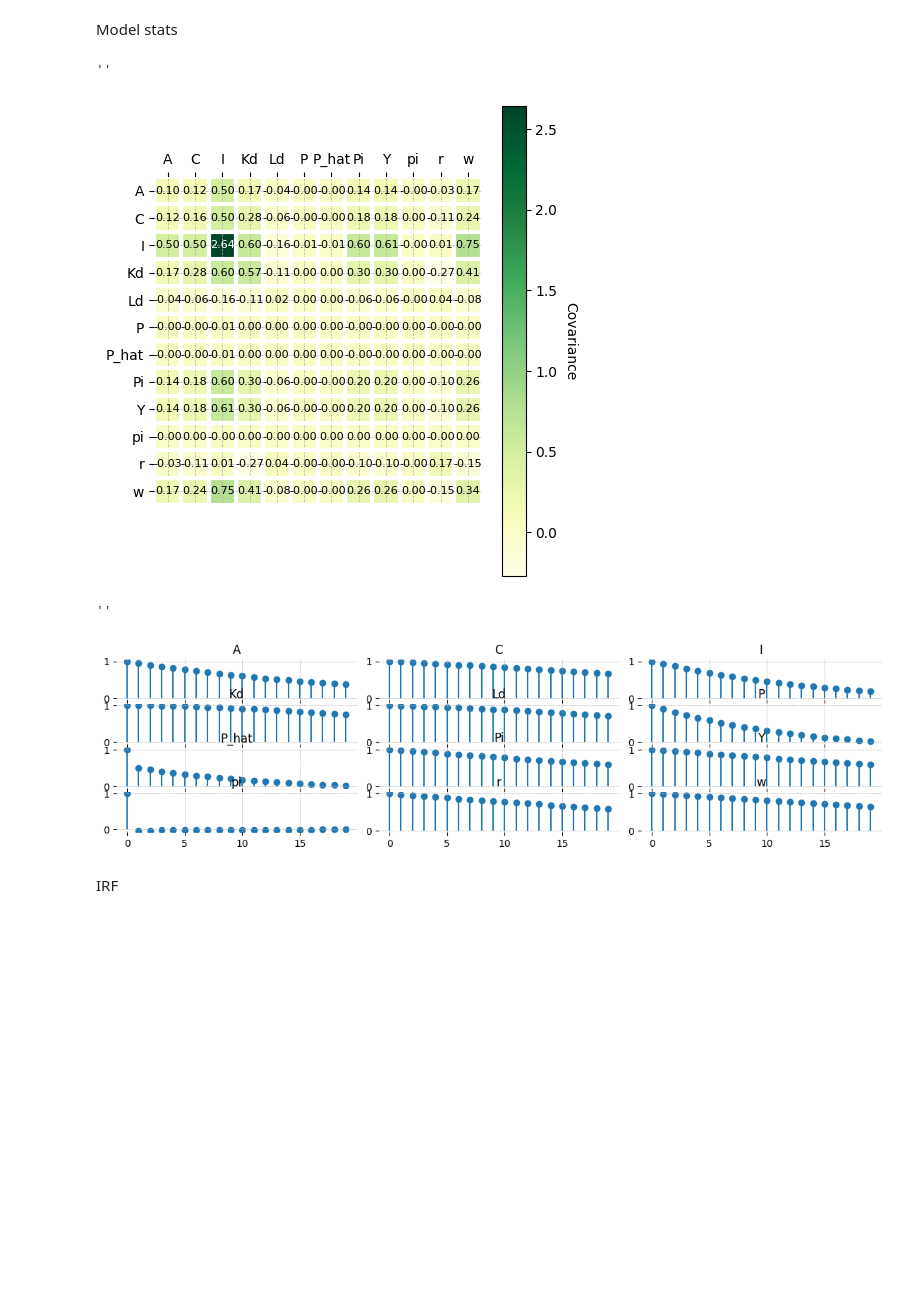
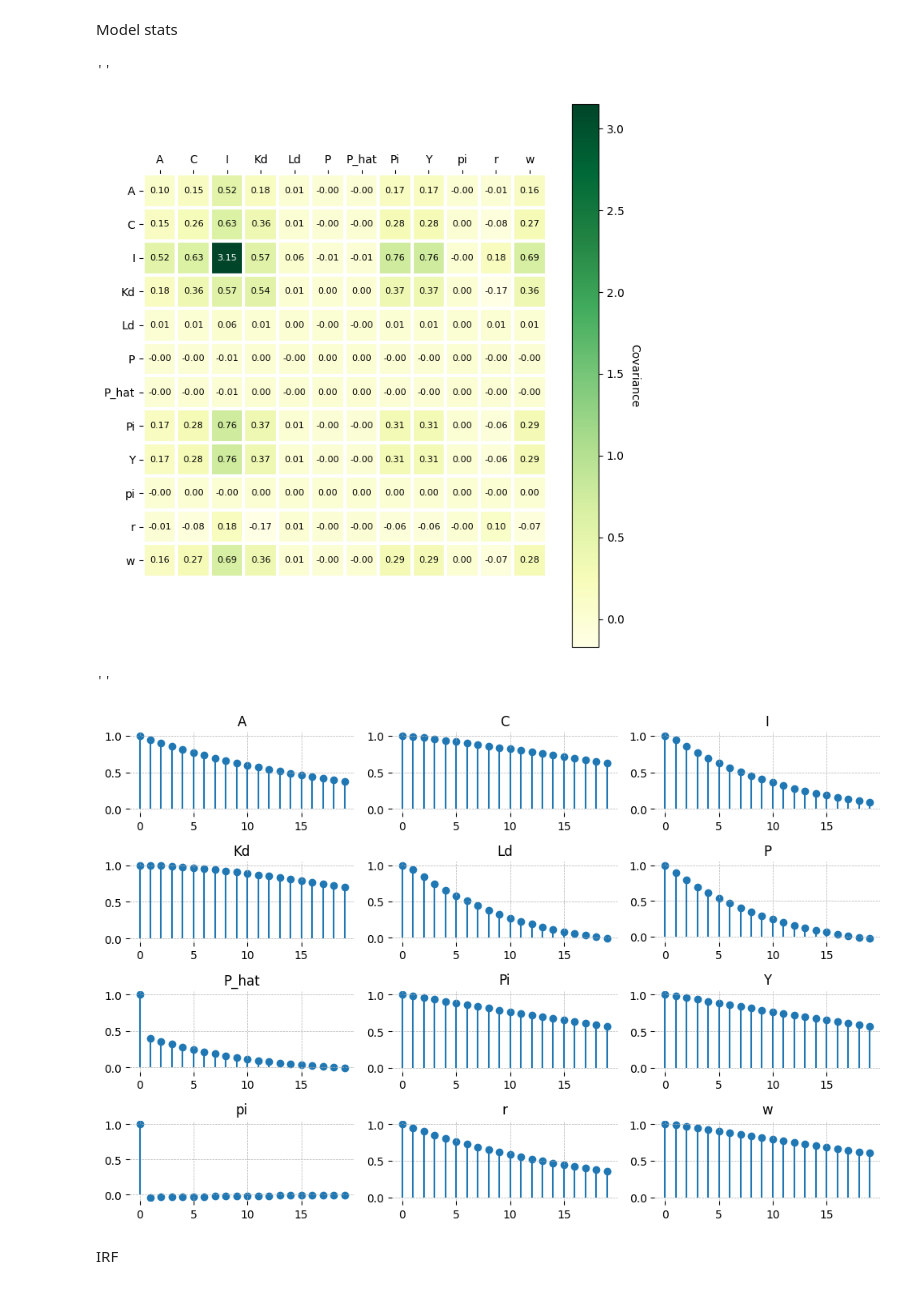
Before and after one commit to lukasgrahl/memoire1, a Jupyter notebook: notebooks/02-prep_model.ipynb, the cells around one changed output. Drawn from its saved outputs; the diff is of its cells as text; code cells hidden in the pictures; blank space fills up the shorter version.

```diff
--- a/notebooks/02-prep_model.ipynb
+++ b/notebooks/02-prep_model.ipynb
@@ -20,5 +24,5 @@ import os
 # %%
-mod = gEconModel(os.path.join(MODEL_DIR, 'gEconpy_mod6.gcn'), verbose=True)
+mod = gEconModel(os.path.join(MODEL_DIR, 'gEconpy_mod6_2.gcn'), verbose=True)
 # %% [output]
 Model Building Complete.
 Found:
@@ -36,21 +60,6 @@ Found:
 # %%
 # assign parameters
-true_params = {
-    "sigma_C": 2,
-    "sigma_L": 1.5,
-    "alpha": .35,
-    "beta": .985,
-    "delta": .025,
-    "rho_A": .95,
-    "Theta": .75,
-    "psi": 8
-}
-
-true_shocks = {
-    "epsilon": .22
-}
-
-mod.free_param_dict.update(true_params)
+mod.free_param_dict.update(mod6_params)
 mod.free_param_dict
 # %% [output]
 {'Theta': 0.75,
@@ -142,15 +151,14 @@ gp.plot_covariance_matrix(scov,
 ;
 # %% [output]
 ''
-[figure, old version]
+[figure, new version]
 # %%
 acorr = mod.compute_autocorrelation_matrix(n_lags=20)
-gp.plot_acf(acorr, _plot_vars, n_cols=3)
-plt.tight_layout()
+gp.plot_acf(acorr, _plot_vars, n_cols=3, figsize=(10, 8))
 ;
 # %% [output]
 ''
-[figure, old version]
+[figure, new version]
 # %% [markdown]
 IRF
 # %%
```
Also changed, not shown: parts of 13 cells of this notebook, 2 other files.
